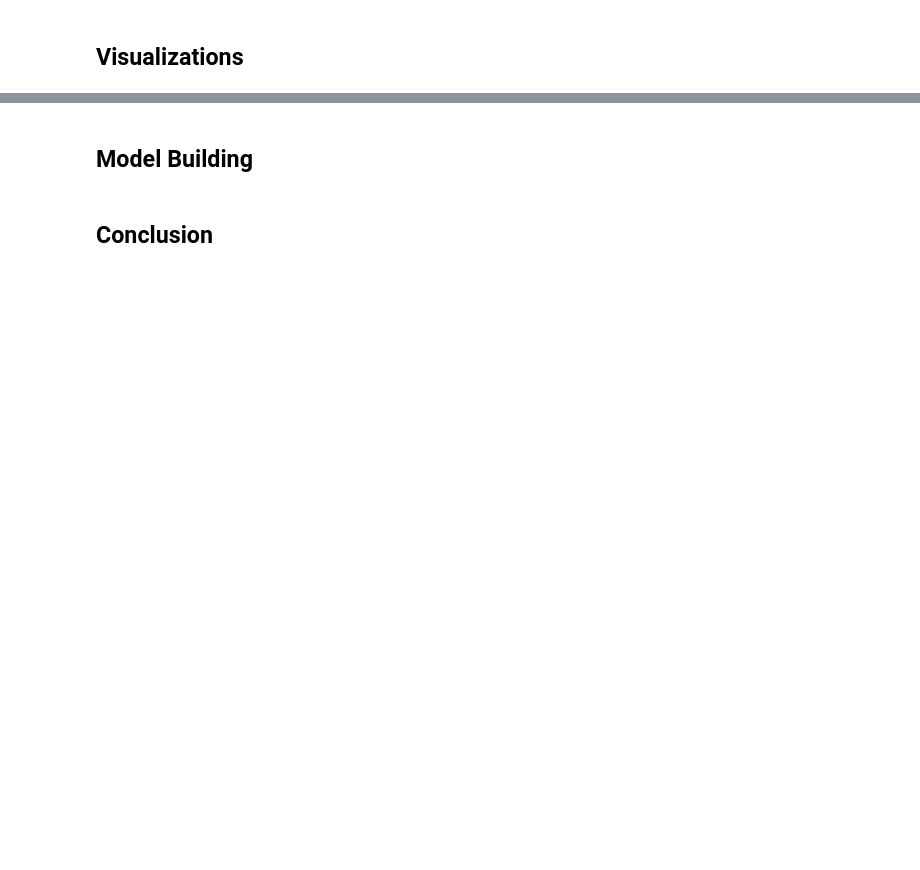
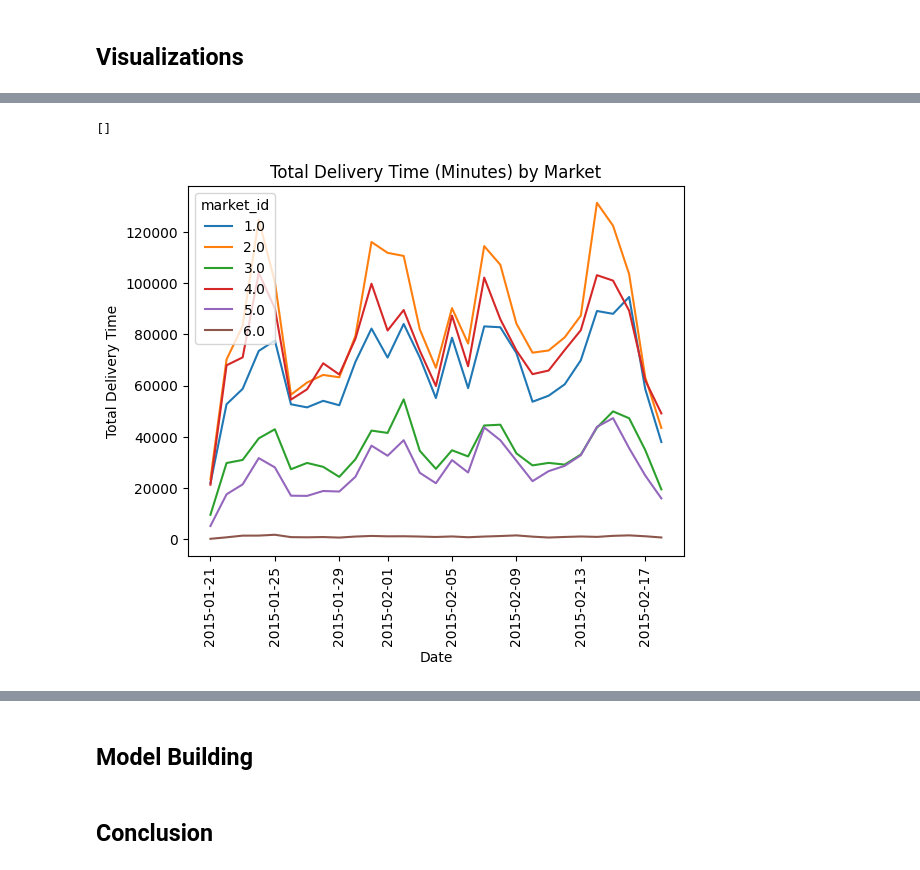
Before and after one commit to ShaneJett-DS/Doordash_Delivery_Analysis, a Jupyter notebook: delivery_eda.ipynb, the cells around one changed output, grey strips where cells are left out. Saved outputs shown, nothing was run; the diff lists cells and outputs as text; code cells hidden in the pictures; blank space fills up the shorter version.

```diff
--- a/delivery_eda.ipynb
+++ b/delivery_eda.ipynb
@@ -285,3 +285,6 @@ delivery_totals
 | 2015-02-16 | 1419 | 2118 | 859 | 1784 | 726 | 29 |
 | 2015-02-17 | 1131 | 1538 | 733 | 1368 | 598 | 25 |
 | 2015-02-18 | 752 | 1015 | 416 | 1013 | 360 | 17 |
+# %%
+market_delivery_total_minutes = pd.pivot_table(data=deliveries, index='created_at_date', columns='market_id', values='total_delivery_minutes', aggfunc='sum')
+market_delivery_total_minutes
@@ -299,0 +344,6 @@ plt.plot()
+# %%
+market_delivery_total_minutes.plot(xlabel='Date', ylabel='Total Delivery Time', rot=90, title='Total Delivery Time (Minutes) by Market')
+plt.plot()
+# %% [output]
+[]
+[figure, added]
```
Also changed, not shown: parts of 6 cells of this notebook.
